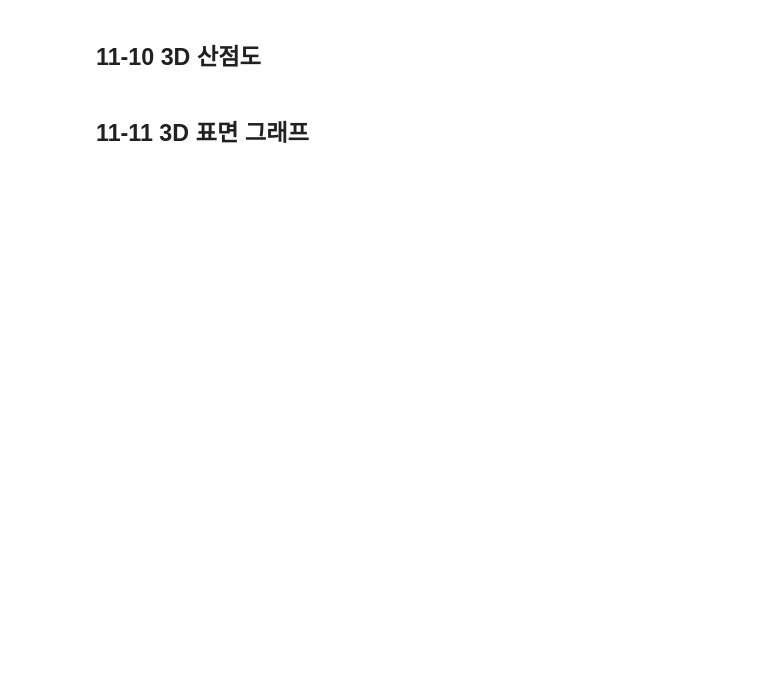
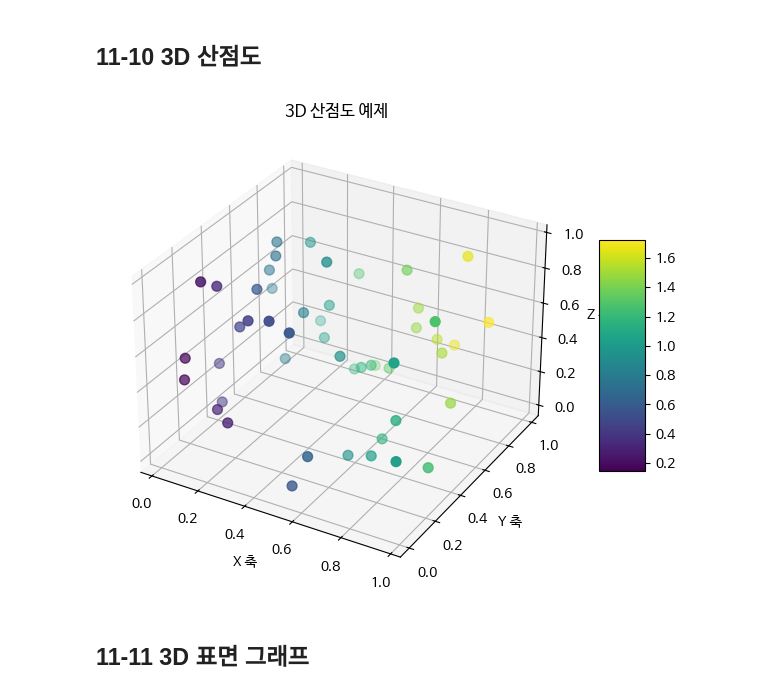
Before and after one commit to jj-it-lab/Data-Analysis-with-Open-Source, a Jupyter notebook: 오픈소스_데이터_분석_11강.ipynb, the cells around one changed output. Drawn from its saved outputs; the diff is of its cells as text; code cells hidden in the pictures; blank space fills up the shorter version.

```diff
--- a/오픈소스_데이터_분석_11강.ipynb
+++ b/오픈소스_데이터_분석_11강.ipynb
@@ -258,29 +260,32 @@ plt.show()
 # %%
 import matplotlib.pyplot as plt
 import numpy as np
 from mpl_toolkits.mplot3d import Axes3D
 
 np.random.seed(42)
 x = np.random.rand(50)
 y = np.random.rand(50)
 z = np.random.rand(50)
 colors = x + y
 
 ## 3D 그래프 설정
 fig = plt.figure(figsize=(8, 6))
+
 # 3d 프로젝션을 가지는 서브플롯 추가
-
+ax = fig.add_subplot(projection='3d')
 
 ## 3D 산점도 그리기
-
+scatter = ax.scatter(x, y, z, c=colors, cmap='viridis', s=50)
 
 ## 축 레이블 및 제목 설정
 ax.set_xlabel('X 축')
 ax.set_ylabel('Y 축')
 ax.set_zlabel('Z 축')
 ax.set_title('3D 산점도 예제')
 fig.colorbar(scatter, ax=ax, shrink=0.5, aspect=5)
 plt.show()
+# %% [output]
+[figure, added]
 # %% [markdown]
 ## 11-11 3D 표면 그래프
 # %%
```
Also changed, not shown: parts of 2 cells of this notebook.
